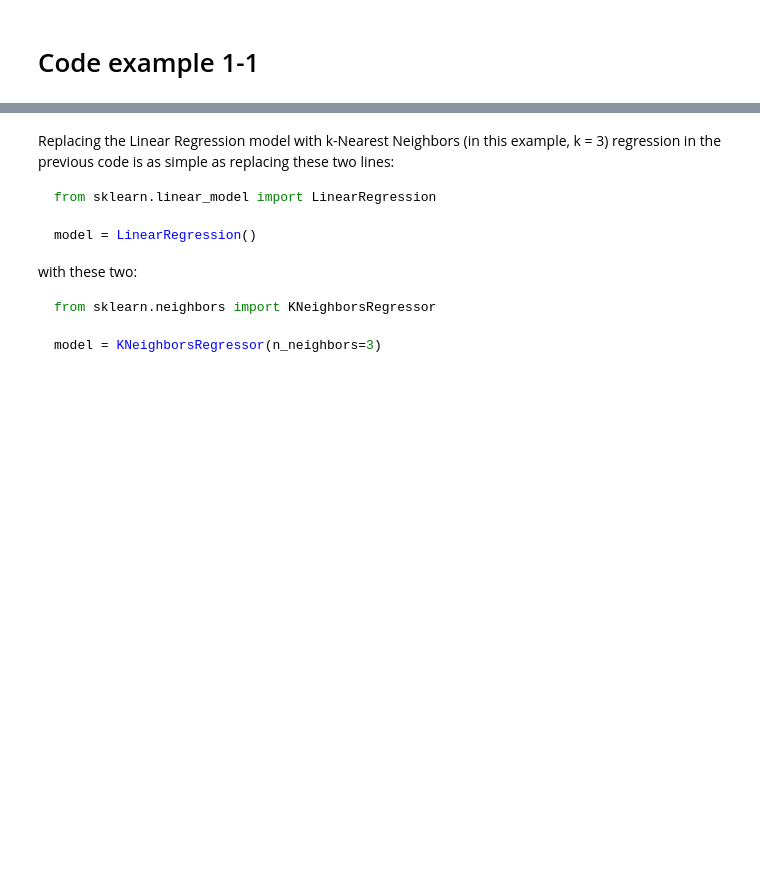
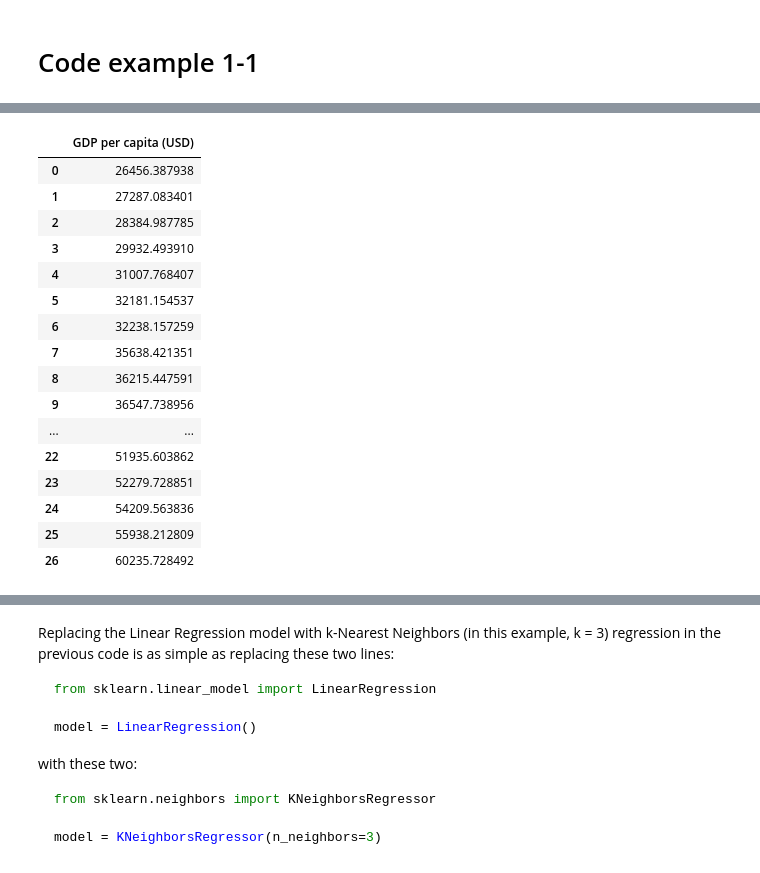
Before and after one commit to aniketadhikari/handson-ml3, a Jupyter notebook: 01_the_machine_learning_landscape.ipynb, the cells around one changed output, grey strips where cells are left out. Cells and saved outputs as stored; diff of their text form; code cells hidden in the pictures; blank space fills up the shorter version.

```diff
--- a/01_the_machine_learning_landscape.ipynb
+++ b/01_the_machine_learning_landscape.ipynb
@@ -75,0 +126,23 @@ print(model.predict(X_new)) # outputs [[6.30165767]]
+# %%
+lifesat[["GDP per capita (USD)"]]
+# lifesat[["Life satisfaction"]]
+# lifesat[["Life satisfaction"]].max()
+# lifesat[["Life satisfaction"]].min()
+# %% [output]
+|  | GDP per capita (USD) |
+| 0 | 26456.387938 |
+| 1 | 27287.083401 |
+| 2 | 28384.987785 |
+| 3 | 29932.493910 |
+| 4 | 31007.768407 |
+| 5 | 32181.154537 |
+| 6 | 32238.157259 |
+| 7 | 35638.421351 |
+| 8 | 36215.447591 |
+| 9 | 36547.738956 |
+| ... | ... |
+| 22 | 51935.603862 |
+| 23 | 52279.728851 |
+| 24 | 54209.563836 |
+| 25 | 55938.212809 |
+| 26 | 60235.728492 |
```
Also changed, not shown: parts of 14 cells of this notebook.
